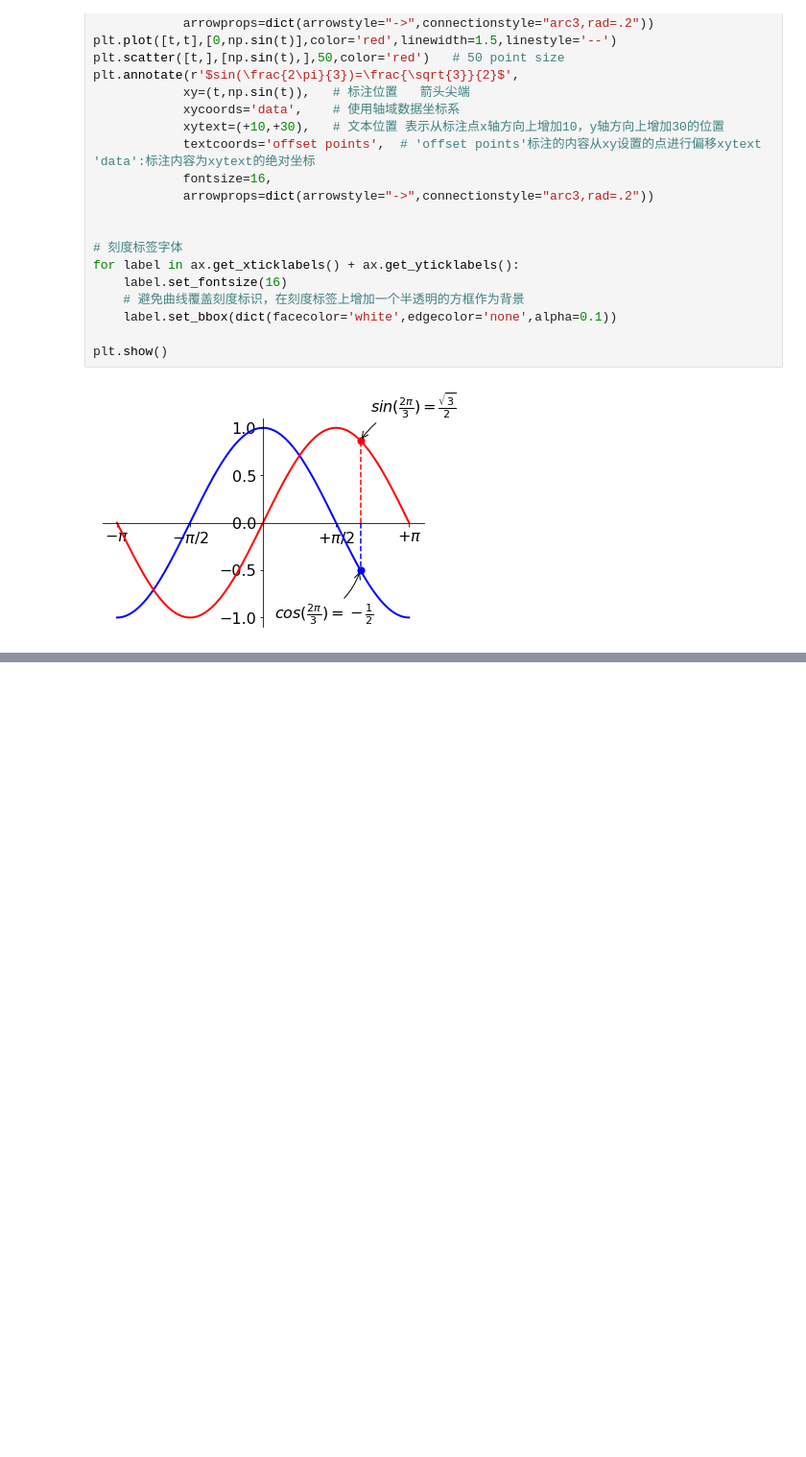
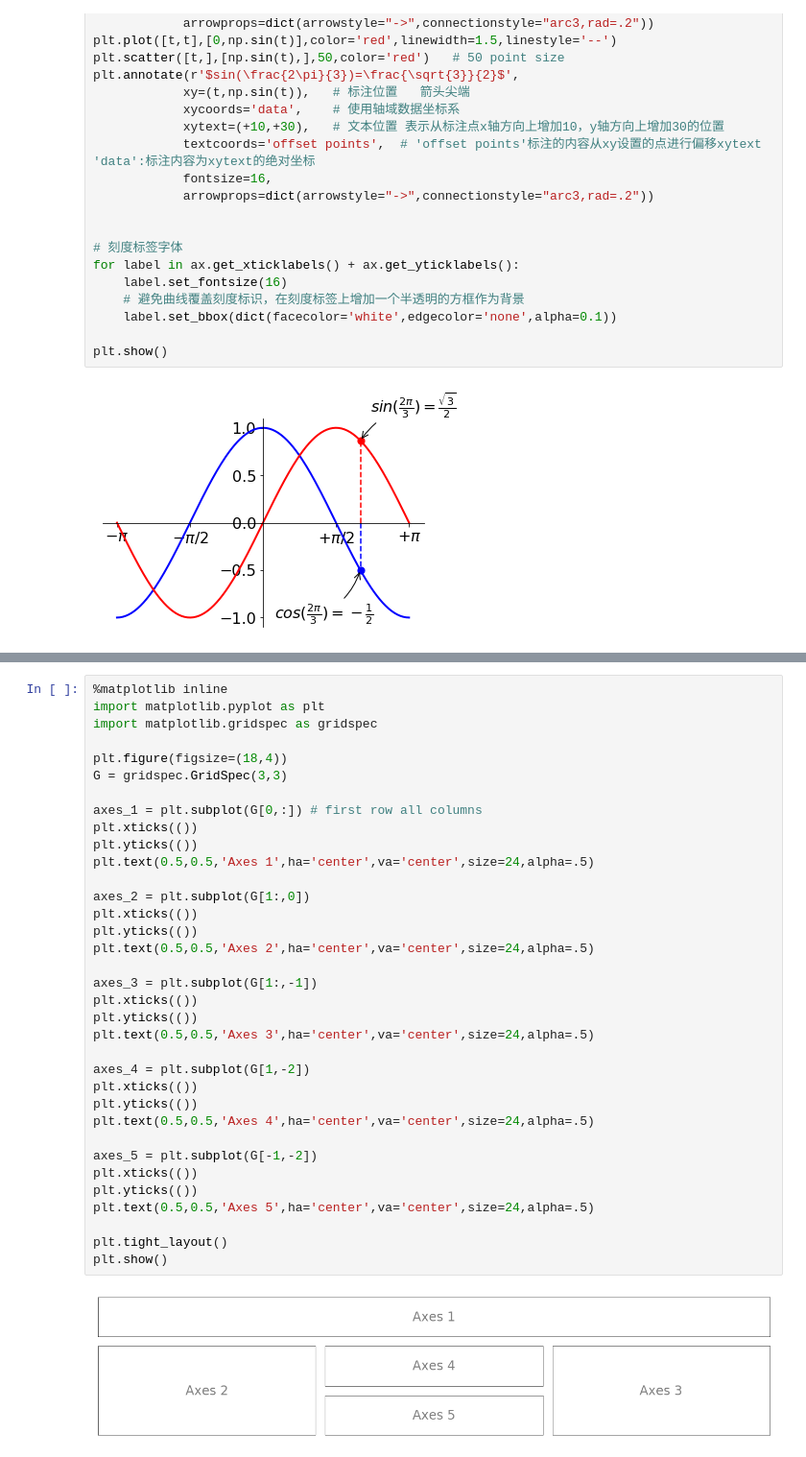
Before and after one commit to sundayliu/machinelearning, a Jupyter notebook: scikit/ch02_04.ipynb, the cells around one changed output, grey strips where cells are left out. Shown: that part at 96% size. Cells and saved outputs as stored; diff of their text form; blank space fills up the shorter version.

```diff
--- a/scikit/ch02_04.ipynb
+++ b/scikit/ch02_04.ipynb
@@ -65,0 +116,37 @@ plt.show()
+# %%
+%matplotlib inline
+import matplotlib.pyplot as plt
+import matplotlib.gridspec as gridspec
+
+plt.figure(figsize=(18,4))
+G = gridspec.GridSpec(3,3)
+
+axes_1 = plt.subplot(G[0,:]) # first row all columns
+plt.xticks(())
+plt.yticks(())
+plt.text(0.5,0.5,'Axes 1',ha='center',va='center',size=24,alpha=.5)
+
+axes_2 = plt.subplot(G[1:,0])
+plt.xticks(())
+plt.yticks(())
+plt.text(0.5,0.5,'Axes 2',ha='center',va='center',size=24,alpha=.5)
+
+axes_3 = plt.subplot(G[1:,-1])
+plt.xticks(())
+plt.yticks(())
+plt.text(0.5,0.5,'Axes 3',ha='center',va='center',size=24,alpha=.5)
+
+axes_4 = plt.subplot(G[1,-2])
+plt.xticks(())
+plt.yticks(())
+plt.text(0.5,0.5,'Axes 4',ha='center',va='center',size=24,alpha=.5)
+
+axes_5 = plt.subplot(G[-1,-2])
+plt.xticks(())
+plt.yticks(())
+plt.text(0.5,0.5,'Axes 5',ha='center',va='center',size=24,alpha=.5)
+
+plt.tight_layout()
+plt.show()
+# %% [output]
+[figure, added]
```
Also changed, not shown: parts of 5 cells of this notebook.
